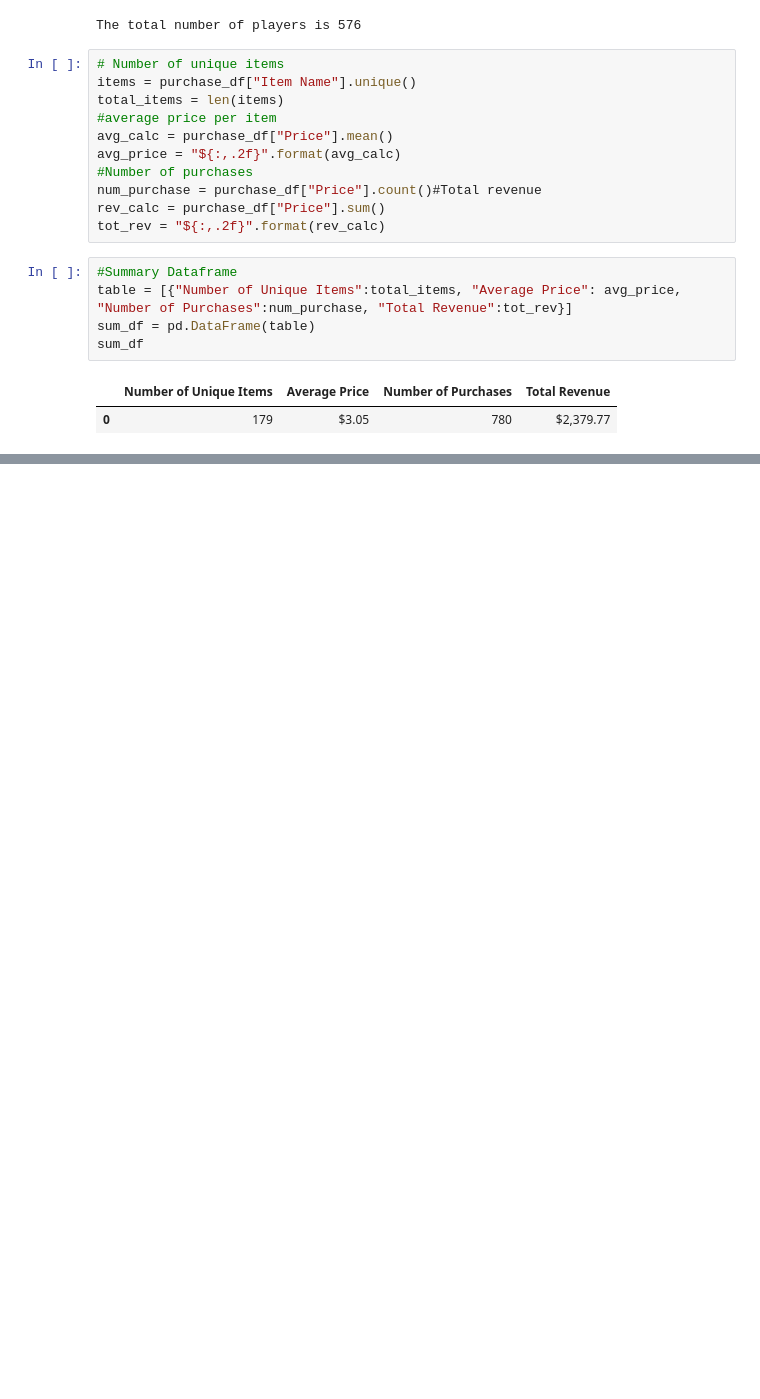
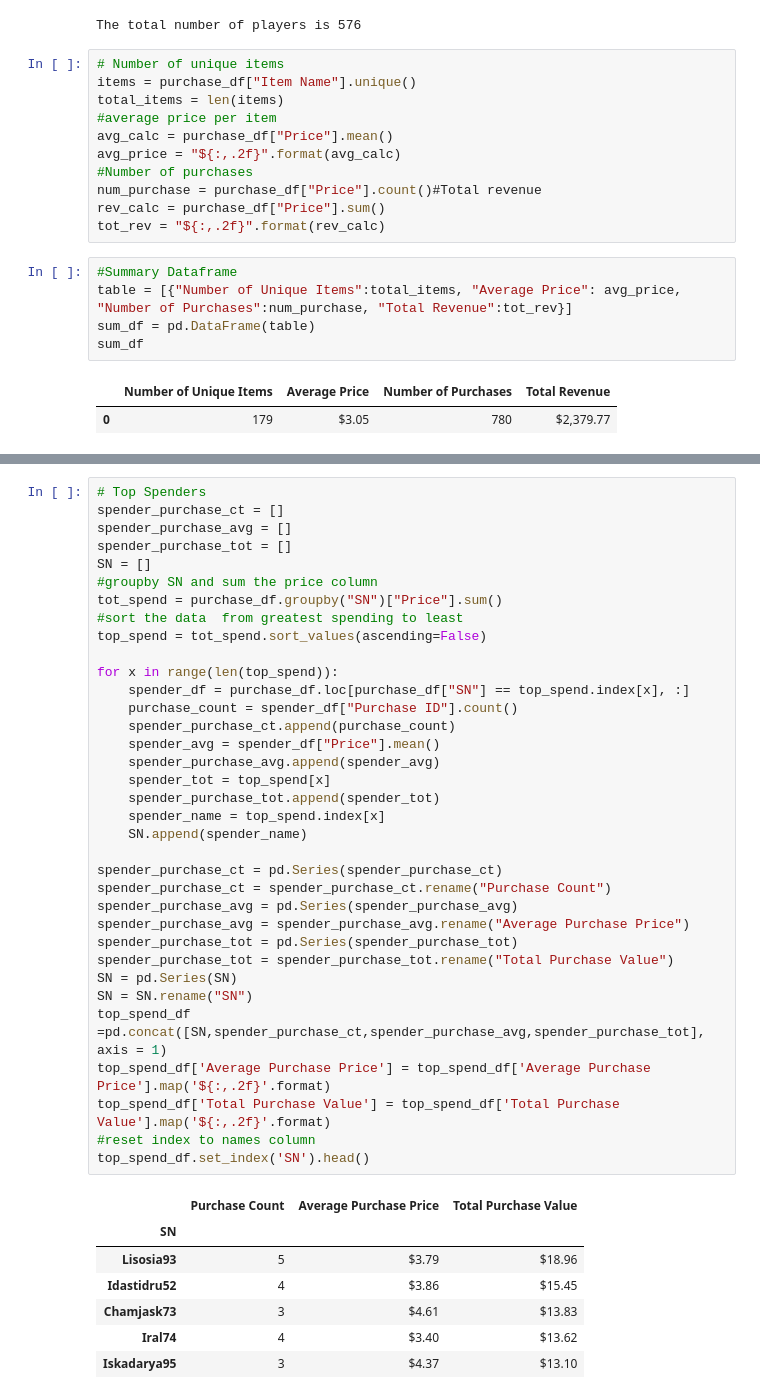
Before and after one commit to apizzo1/pandas-challenge, a Jupyter notebook: HeroesOfPymoli/HeroesOfPymoli.ipynb, the cells around one changed output, grey strips where cells are left out. Cells and saved outputs as stored; diff of their text form; blank space fills up the shorter version.

```diff
--- a/HeroesOfPymoli/HeroesOfPymoli.ipynb
+++ b/HeroesOfPymoli/HeroesOfPymoli.ipynb
@@ -196,0 +163,43 @@ top_spend_df.set_index('Names')
+# %%
+# Top Spenders
+spender_purchase_ct = []
+spender_purchase_avg = []
+spender_purchase_tot = []
+SN = []
+#groupby SN and sum the price column
+tot_spend = purchase_df.groupby("SN")["Price"].sum()
+#sort the data  from greatest spending to least
+top_spend = tot_spend.sort_values(ascending=False)
+
+for x in range(len(top_spend)):
+    spender_df = purchase_df.loc[purchase_df["SN"] == top_spend.index[x], :]
+    purchase_count = spender_df["Purchase ID"].count()
+    spender_purchase_ct.append(purchase_count)
+    spender_avg = spender_df["Price"].mean()
+    spender_purchase_avg.append(spender_avg)
+    spender_tot = top_spend[x]
+    spender_purchase_tot.append(spender_tot)
+    spender_name = top_spend.index[x]
+    SN.append(spender_name)
+
+spender_purchase_ct = pd.Series(spender_purchase_ct)
+spender_purchase_ct = spender_purchase_ct.rename("Purchase Count")
+spender_purchase_avg = pd.Series(spender_purchase_avg)
+spender_purchase_avg = spender_purchase_avg.rename("Average Purchase Price")
+spender_purchase_tot = pd.Series(spender_purchase_tot)
+spender_purchase_tot = spender_purchase_tot.rename("Total Purchase Value")
+SN = pd.Series(SN)
+SN = SN.rename("SN")
+top_spend_df =pd.concat([SN,spender_purchase_ct,spender_purchase_avg,spender_purchase_tot], axis = 1)
+top_spend_df['Average Purchase Price'] = top_spend_df['Average Purchase Price'].map('${:,.2f}'.format)
+top_spend_df['Total Purchase Value'] = top_spend_df['Total Purchase Value'].map('${:,.2f}'.format)
+#reset index to names column
+top_spend_df.set_index('SN').head()
+# %% [output]
+|  | Purchase Count | Average Purchase Price | Total Purchase Value |
+| SN |  |  |  |
+| Lisosia93 | 5 | $3.79 | $18.96 |
+| Idastidru52 | 4 | $3.86 | $15.45 |
+| Chamjask73 | 3 | $4.61 | $13.83 |
+| Iral74 | 4 | $3.40 | $13.62 |
+| Iskadarya95 | 3 | $4.37 | $13.10 |
```
Also changed, not shown: parts of 9 cells of this notebook, 1 other file.
